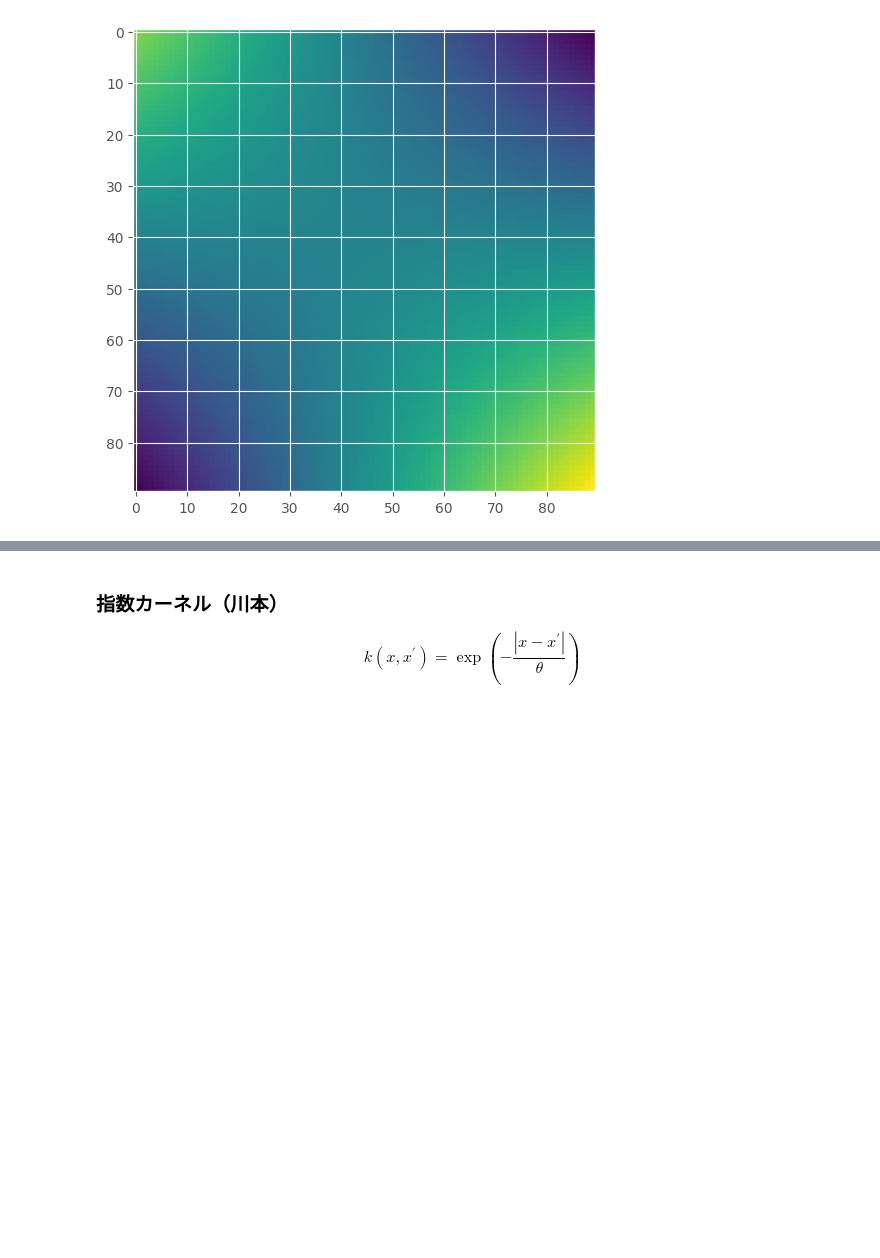
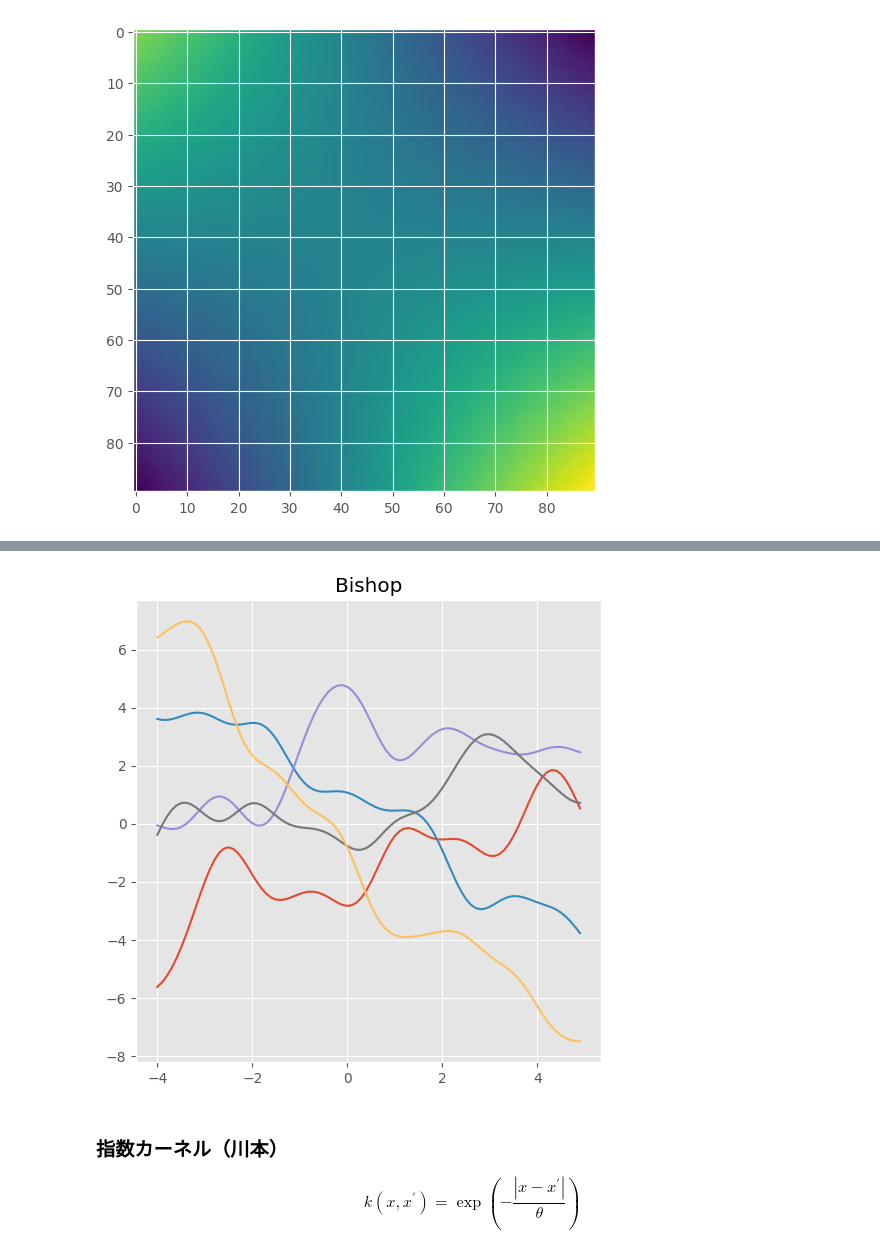
Before and after one commit to LABO-M/Gaussian_process, a Jupyter notebook: Gaussian_Process_Chapter3.ipynb, the cells around one changed output, grey strips where cells are left out. Cells and saved outputs as stored; diff of their text form; code cells hidden in the pictures; blank space fills up the shorter version.

```diff
--- a/Gaussian_Process_Chapter3.ipynb
+++ b/Gaussian_Process_Chapter3.ipynb
@@ -233,3 +277,27 @@ plt.show()
+# %%
+# カーネル関数を定義
+def kernel(x, x_prime, p , q , r , s):
+    return p * np.exp(-1 * (x - x_prime)**2 / q) + r + s * x * x_prime
+# %%
+# カーネル計算を実行する関数
+def compute_kernel(X , Theta_1 , Theta_2 , Theta_3 , Theta_4):
+    inputdata_length = len(X)
+    K = np.zeros((inputdata_length, inputdata_length)) # 2次元配列
+    for x in range(inputdata_length):
+        for x_prime in range(inputdata_length):
+            K[x, x_prime] = kernel(X[x], X[x_prime], Theta_1 , Theta_2 , Theta_3 , Theta_4)
+    return K
+# %%
+mu = 0 * kai
+K = compute_kernel(kai , 1 , 1 , 1 , 1)
+y = np.random.multivariate_normal(mu, K , 5)
+
+fig, ax = plt.subplots(figsize=(6, 6) )
+ax.plot(kai, y.T)
+ax.set_title("Bishop")
+plt.show()
+# %% [output]
+[figure, added]
 # %% [markdown]
 ### 指数カーネル（川本）
 $$
```
Also changed, not shown: parts of 27 cells of this notebook, 2 other files.
